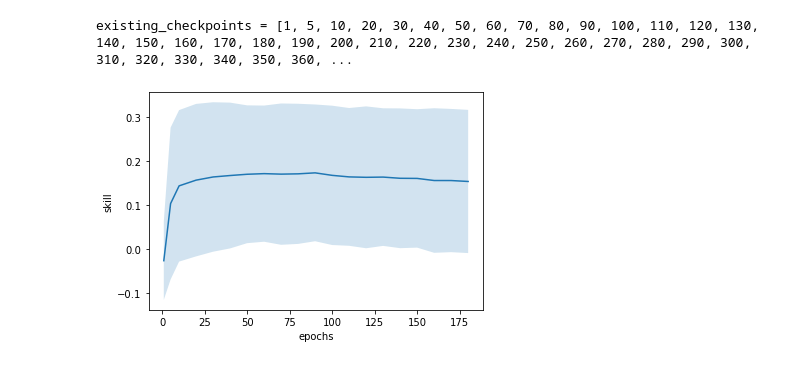
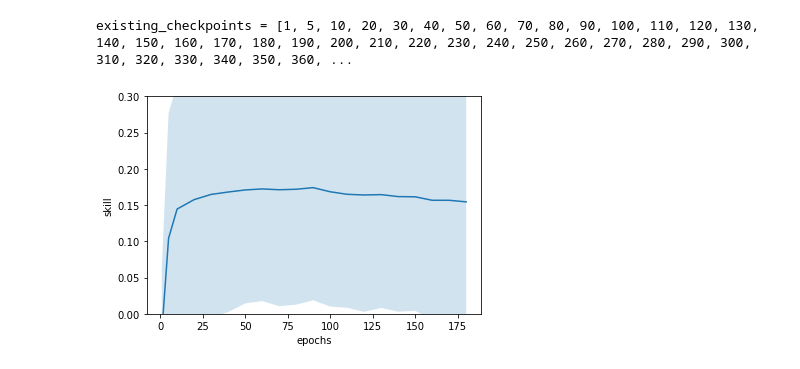
Before and after one commit to georgemilosh/Climate-Learning, a Jupyter notebook: VAE/score.ipynb, the cells around one changed output. Saved outputs shown, nothing was run; the diff lists cells and outputs as text; code cells hidden in the pictures.

```diff
--- a/VAE/score.ipynb
+++ b/VAE/score.ipynb
@@ -76,13 +76,14 @@ Name: skill, dtype: float64
 # %%
 score = csv_to_score('./models/maskFrance/Z64/yrs100/k.9.1fw2.1.2.lrs8/',range(1,5000,1))
 meanskillvsckpt = score.groupby(['checkpoint', 'C']).mean().loc[(slice(None), 0.1), 'skill'].droplevel(level=1)
 stdskillvsckpt = score.groupby(['checkpoint', 'C']).std().loc[(slice(None), 0.1), 'skill'].droplevel(level=1)
 maxiter=20
 plt.fill_between(meanskillvsckpt.index[:maxiter],meanskillvsckpt.values[:maxiter]-stdskillvsckpt.values[:maxiter],meanskillvsckpt.values[:maxiter]+stdskillvsckpt.values[:maxiter],alpha=0.2)
 plt.plot(meanskillvsckpt.index[:maxiter],meanskillvsckpt.values[:maxiter])
 plt.xlabel('epochs')
 plt.ylabel('skill')
+plt.ylim([0,0.3])
 plt.savefig('Images/classification.png')
 # %% [output]
 existing_checkpoints = [1, 5, 10, 20, 30, 40, 50, 60, 70, 80, 90, 100, 110, 120, 130, 140, 150, 160, 170, 180, 190, 200, 210, 220, 230, 240, 250, 260, 270, 280, 290, 300, 310, 320, 330, 340, 350, 360, ...
-[figure, old version]
+[figure, new version]
```
Also changed, not shown: parts of 9 cells of this notebook, 2 other files.
